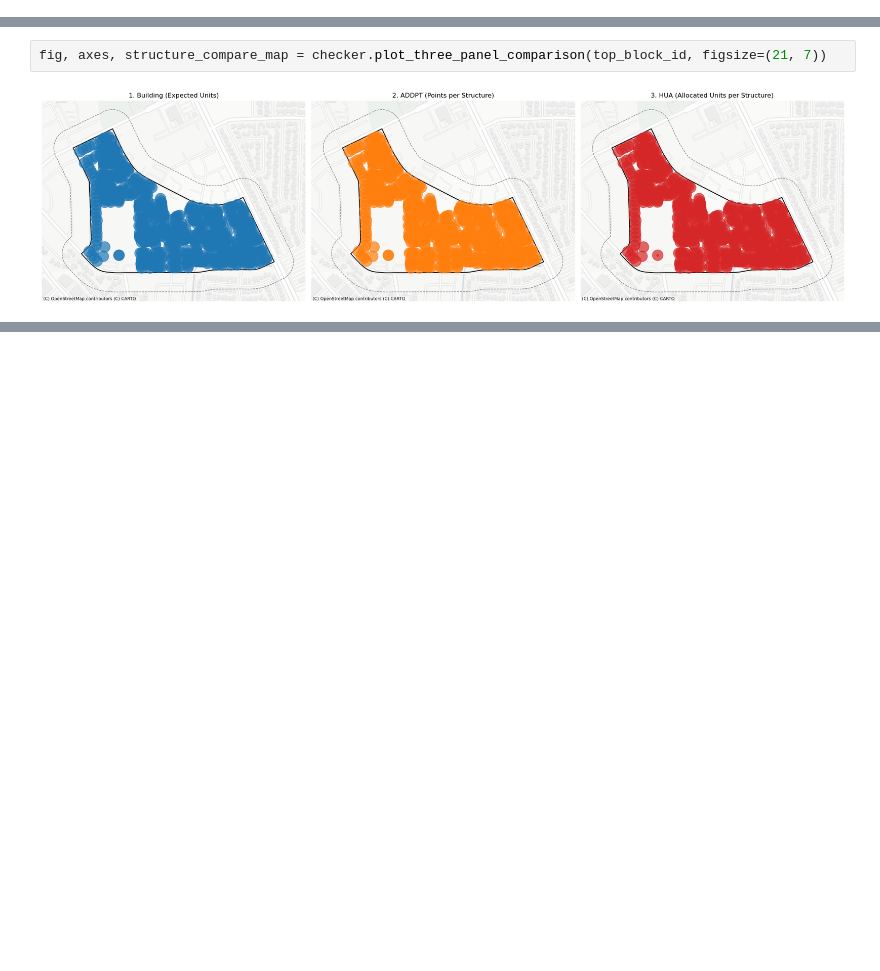
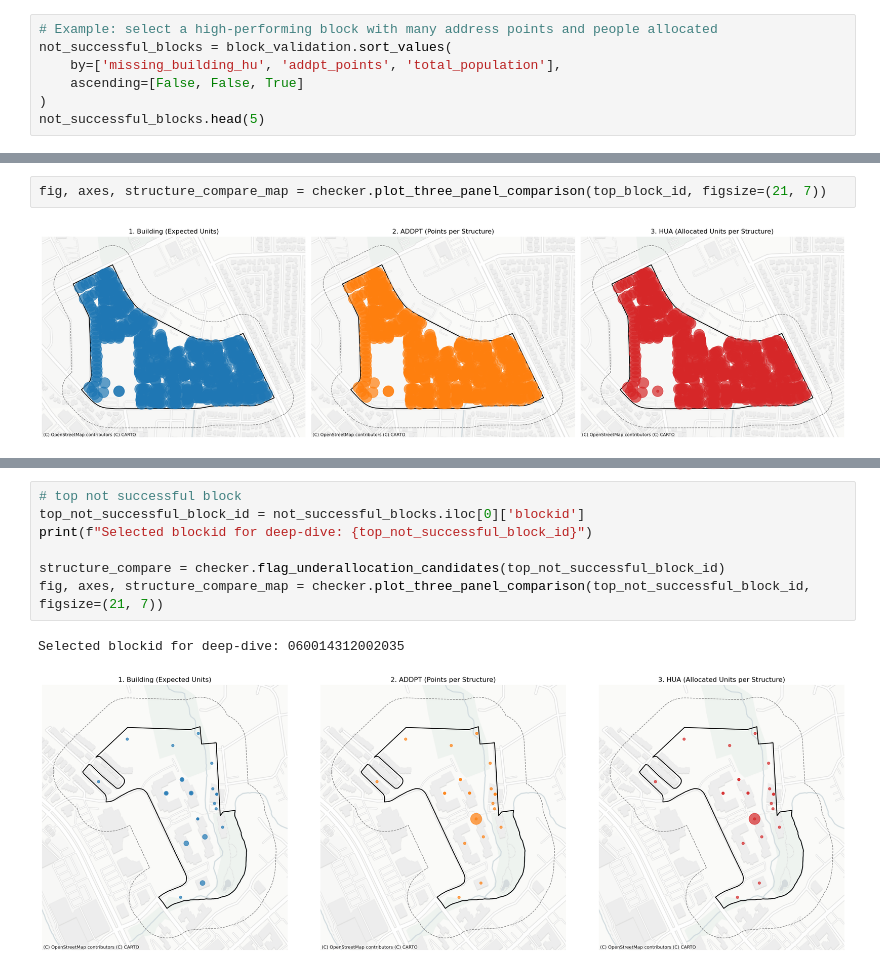
Before and after one commit to npr99/intersect-community-data, a Jupyter notebook: ncoda_07jv5_HUA_NSI_Hayward.ipynb, the cells around one changed output, grey strips where cells are left out. Drawn from its saved outputs; the diff is of its cells as text; blank space fills up the shorter version.

Commit message:
check successful and not successful block

```diff
--- a/ncoda_07jv5_HUA_NSI_Hayward.ipynb
+++ b/ncoda_07jv5_HUA_NSI_Hayward.ipynb
@@ -573,3 +573,10 @@ successful_blocks.head(5)
 | 730 | 060014377022000 | 425 | 425 | 1534 | 0.0 | ... |
 | 548 | 060014371021003 | 589 | 589 | 1454 | 0.0 | ... |
 | 347 | 060014366021005 | 539 | 539 | 1343 | 0.0 | ... |
+# %%
+# Example: select a high-performing block with many address points and people allocated
+not_successful_blocks = block_validation.sort_values(
+    by=['missing_building_hu', 'addpt_points', 'total_population'],
+    ascending=[False, False, True]
+)
+not_successful_blocks.head(5)
@@ -646,3 +660,13 @@ Table. Total Population by Households by Income Groups, 060014371022000, 2010.
 | 4 $75,000 to $99,999 | 143 (8.5%) | 143 (8.5%) | 100.0% |
 | 5 $100,000 or more | 373 (22.2%) | 373 (22.2%) | 100.0% |
 | Total | 1,682 (100.0%) | 1,682 (100.0%) | 100.0% |
+# %%
+# top not successful block
+top_not_successful_block_id = not_successful_blocks.iloc[0]['blockid']
+print(f"Selected blockid for deep-dive: {top_not_successful_block_id}")
+
+structure_compare = checker.flag_underallocation_candidates(top_not_successful_block_id)
+fig, axes, structure_compare_map = checker.plot_three_panel_comparison(top_not_successful_block_id, figsize=(21, 7))
+# %% [output]
+Selected blockid for deep-dive: 060014312002035
+[figure, added]
```
Also changed, not shown: parts of 5 cells of this notebook.
